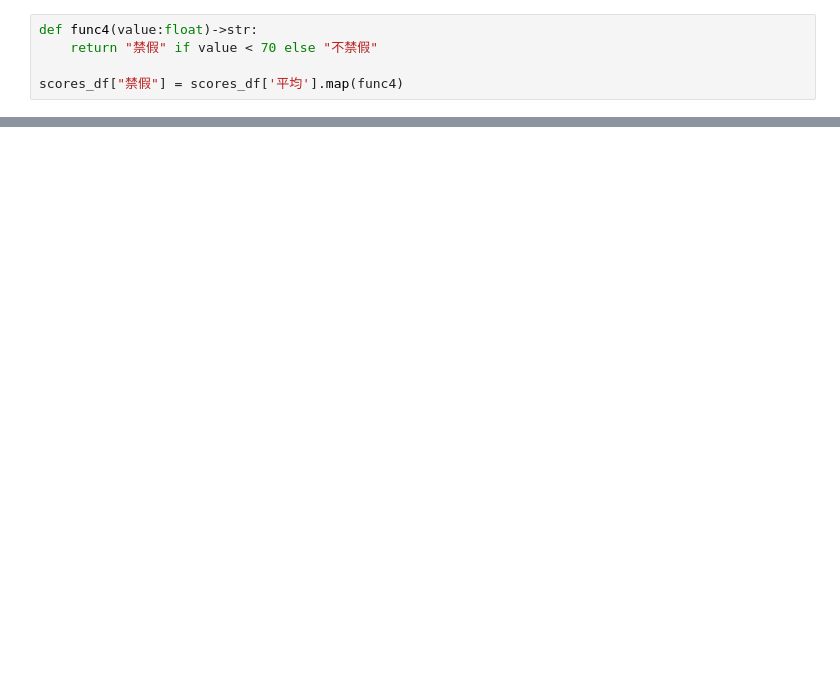
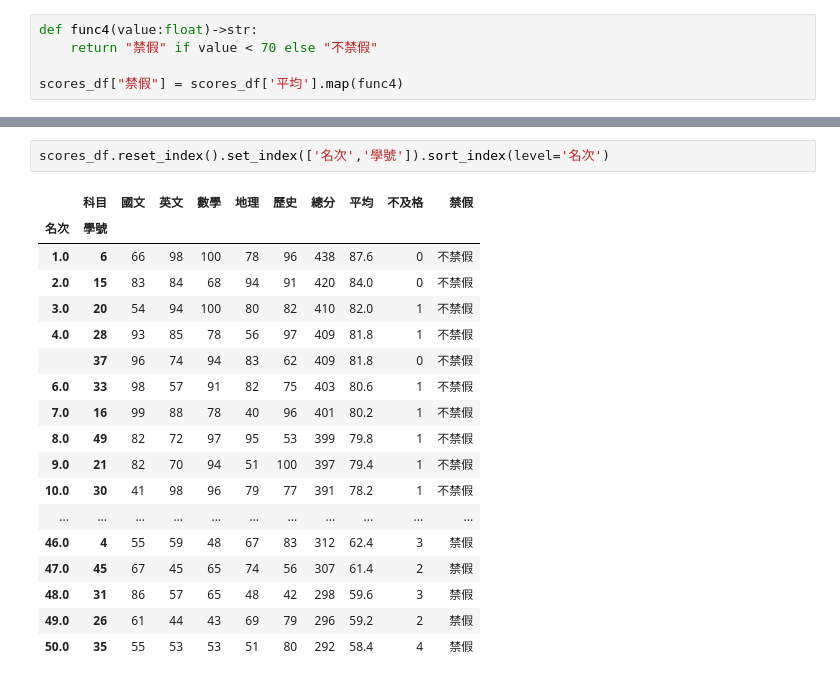
Before and after one commit to Rinrinnnnn/__112_python_chihlee__, a Jupyter notebook: lesson16_2.ipynb, the cells around one changed output, grey strips where cells are left out. Drawn from its saved outputs; the diff is of its cells as text; blank space fills up the shorter version.

```diff
--- a/lesson16_2.ipynb
+++ b/lesson16_2.ipynb
@@ -125,0 +126,21 @@ scores_df
+# %%
+scores_df.reset_index().set_index(['名次','學號']).sort_index(level='名次')
+# %% [output]
+|  | 科目 | 國文 | 英文 | 數學 | 地理 | 歷史 | 總分 | 平均 | 不及格 | 禁假 |
+| 名次 | 學號 |  |  |  |  |  |  |  |  |  |
+| 1.0 | 6 | 66 | 98 | 100 | 78 | 96 | 438 | 87.6 | 0 | 不禁假 |
+| 2.0 | 15 | 83 | 84 | 68 | 94 | 91 | 420 | 84.0 | 0 | 不禁假 |
+| 3.0 | 20 | 54 | 94 | 100 | 80 | 82 | 410 | 82.0 | 1 | 不禁假 |
+| 4.0 | 28 | 93 | 85 | 78 | 56 | 97 | 409 | 81.8 | 1 | 不禁假 |
+|  | 37 | 96 | 74 | 94 | 83 | 62 | 409 | 81.8 | 0 | 不禁假 |
+| 6.0 | 33 | 98 | 57 | 91 | 82 | 75 | 403 | 80.6 | 1 | 不禁假 |
+| 7.0 | 16 | 99 | 88 | 78 | 40 | 96 | 401 | 80.2 | 1 | 不禁假 |
+| 8.0 | 49 | 82 | 72 | 97 | 95 | 53 | 399 | 79.8 | 1 | 不禁假 |
+| 9.0 | 21 | 82 | 70 | 94 | 51 | 100 | 397 | 79.4 | 1 | 不禁假 |
+| 10.0 | 30 | 41 | 98 | 96 | 79 | 77 | 391 | 78.2 | 1 | 不禁假 |
+| ... | ... | ... | ... | ... | ... | ... | ... | ... | ... | ... |
+| 46.0 | 4 | 55 | 59 | 48 | 67 | 83 | 312 | 62.4 | 3 | 禁假 |
+| 47.0 | 45 | 67 | 45 | 65 | 74 | 56 | 307 | 61.4 | 2 | 禁假 |
+| 48.0 | 31 | 86 | 57 | 65 | 48 | 42 | 298 | 59.6 | 3 | 禁假 |
+| 49.0 | 26 | 61 | 44 | 43 | 69 | 79 | 296 | 59.2 | 2 | 禁假 |
+| 50.0 | 35 | 55 | 53 | 53 | 51 | 80 | 292 | 58.4 | 4 | 禁假 |
```
Also changed, not shown: parts of 5 cells of this notebook, 2 other files.
